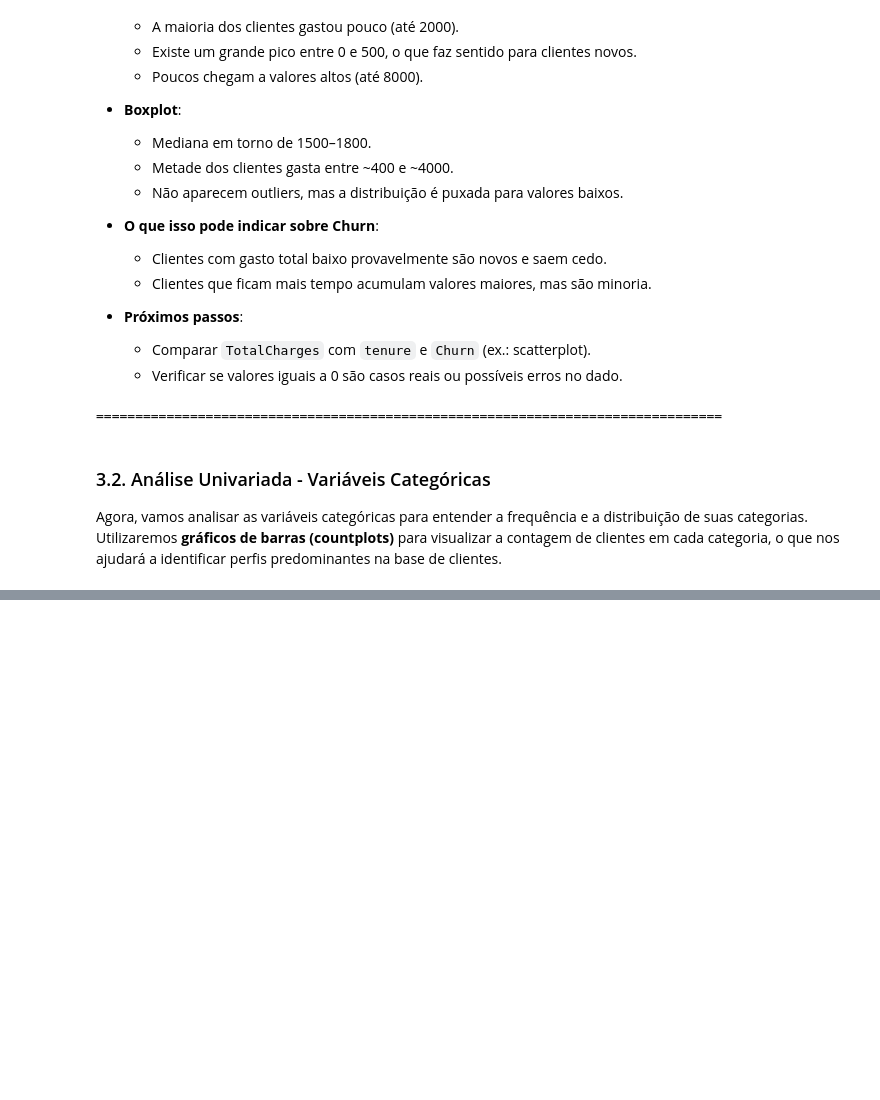
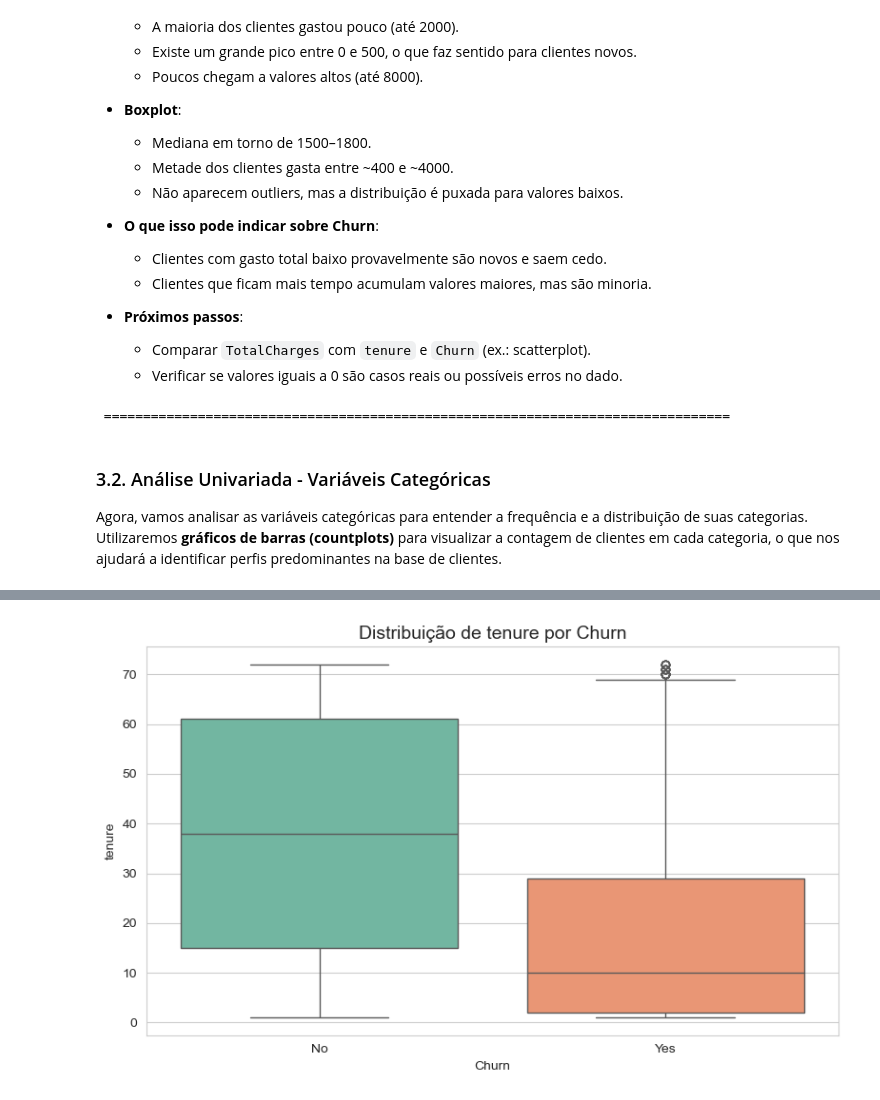
Before and after one commit to Marlon99henrique/pandas-eda-limpeza-dados, a Jupyter notebook: notebooks/01_analise_telco.ipynb, the cells around one changed output, grey strips where cells are left out. Saved outputs shown, nothing was run; the diff lists cells and outputs as text; code cells hidden in the pictures; blank space fills up the shorter version.

```diff
--- a/notebooks/01_analise_telco.ipynb
+++ b/notebooks/01_analise_telco.ipynb
@@ -606,0 +766,90 @@ for coluna in colunas_categoricas:
+# %%
+# Estilo visual com grade clara ao fundo
+sns.set_style('whitegrid')
+
+# Seleciona todas as colunas numéricas
+colunas_numericas = dados.select_dtypes(include=['int64', 'float64']).columns
+
+insights = {
+
+'tenure': """
+### Análise Bivariada: `tenure` vs `Churn`
+- **Distribuição**:
+  - Clientes que **não cancelaram (`Churn = No`)** têm uma média de **37,7 meses** de contrato, com mediana de **38 meses**.
+  - Clientes que **cancelaram (`Churn = Yes`)** têm uma média de **18 meses**, com mediana de apenas **10 meses**.
+  - A dispersão mostra que **75% dos churns ocorrem antes dos 29 meses** de permanência.
+- **Insight**:
+  - Existe uma **relação negativa clara entre tempo de contrato (`tenure`) e churn**: quanto mais tempo o cliente permanece, **menor a probabilidade de cancelamento**.
+  - Isso sugere que **clientes novos são mais vulneráveis à evasão**, enquanto clientes antigos demonstram maior fidelidade à empresa.
+  - A fase inicial do contrato é **crítica para retenção**.
+- **Próximos Passos**:
+  - Desenvolver **estratégias de fidelização nos primeiros 12 meses**, como benefícios progressivos, ofertas de pacotes mais atrativos ou suporte proativo.
+  - Avaliar se outras variáveis (ex: `Contract`, `PaymentMethod`) influenciam o churn em clientes com `tenure` baixo.
+""",
+
+
+    'MonthlyCharges': """
+### Análise Bivariada: `MonthlyCharges` vs `Churn`
+- **Distribuição**:
+  - Clientes que **cancelaram (`Churn = Yes`)** têm uma média de gasto mensal de **R$ 74,4**, com mediana de **R$ 79,65**.
+  - Já os que **permaneceram (`Churn = No`)** apresentam média de **R$ 61,3** e mediana de **R$ 64,45**.
+  - A maioria dos churns está concentrada em valores mensais **mais altos**, enquanto os clientes fiéis tendem a pagar **menos por mês**.
+- **Insight**:
+  - Existe uma relação clara entre **valores mais altos de `MonthlyCharges` e maior propensão ao churn**.
+  - Isso sugere que **planos mais caros podem estar gerando insatisfação** ou sendo contratados por perfis mais instáveis (ex: clientes com serviços avulsos, fibra, ou sem contrato longo).
+- **Próximos Passos**:
+  - Investigar se os planos com maior valor mensal estão oferecendo **benefícios compatíveis com o preço**.
+  - Cruzar com variáveis como `Contract`, `InternetService` e `StreamingTV` para entender **qual perfil de cliente está pagando mais e cancelando mais**.
+  - Avaliar estratégias de **revisão de preços** ou **ofertas personalizadas** para clientes de maior valor.
+""",
+
+
+    'TotalCharges': """
+### Análise Bivariada: `TotalCharges` vs `Churn`
+- **Distribuição**:
+  - Clientes que **cancelaram (`Churn = Yes`)** apresentam um gasto total médio de **R$ 1.538,9**, com mediana de **R$ 703,8**.
+  - Já os que **permaneceram (`Churn = No`)** possuem média de **R$ 2.650,4** e mediana de **R$ 1.397,4**.
+  - A distribuição mostra que a maior parte dos churns está entre os clientes com **gastos totais mais baixos**, enquanto os clientes fiéis acumulam **valores mais altos ao longo do tempo**.
+- **Insight**:
+  - Clientes que acumulam **menos gasto total tendem a cancelar mais cedo**, sugerindo que a **maior parte dos cancelamentos ocorre nos primeiros meses de contrato**.
+  - Já os clientes que permanecem por mais tempo (e acumulam gastos maiores) demonstram **maior fidelidade**.
+- **Próximos Passos**:
+  - Cruzar `TotalCharges` com `tenure` para reforçar a hipótese de que **clientes novos são os que mais cancelam**.
+  - Desenvolver **ações de retenção nos primeiros meses de contrato**, como bônus, suporte extra ou vantagens exclusivas para novos clientes.
+  - Investigar se há **diferença no perfil dos clientes com baixo TotalCharges** (ex: contrato, forma de pagamento, tipo de internet).
+"""
+
+
+
+}
+
+
+# Loop para boxplot e estatísticas bivariadas com insights
+# Loop para análise bivariada com boxplot + estatísticas + insight
+for coluna in colunas_numericas:
+    plt.figure(figsize=(8, 5))
+
+    # Boxplot com correção do FutureWarning
+    sns.boxplot(data=dados, x='Churn', y=coluna, hue='Churn', palette='Set2', legend=False)
+
+    plt.title(f'Distribuição de {coluna} por Churn', fontsize=14)
+    plt.xlabel('Churn')
+    plt.ylabel(coluna)
+    plt.tight_layout()
+    plt.show()
+
+    # Estatísticas descritivas
+    stats = dados.groupby('Churn')[coluna].describe().round(2)
+    print(f"📊 Estatísticas descritivas de '{coluna}' por Churn:")
+    display(stats)
+
+    # Mostrar insight do dicionário (ou placeholder)
+    texto_insight = insights.get(
+        coluna,
+        f"### Sem insights pré-definidos para '{coluna}'\n"
+        f"- Seção para anotar observações sobre a distribuição, possíveis vieses e próximos passos."
+    )
+    display(Markdown(texto_insight))
+    print("\n" + "=" * 80)
+# %% [output]
+[figure, added]
```
Also changed, not shown: parts of 6 cells of this notebook.
